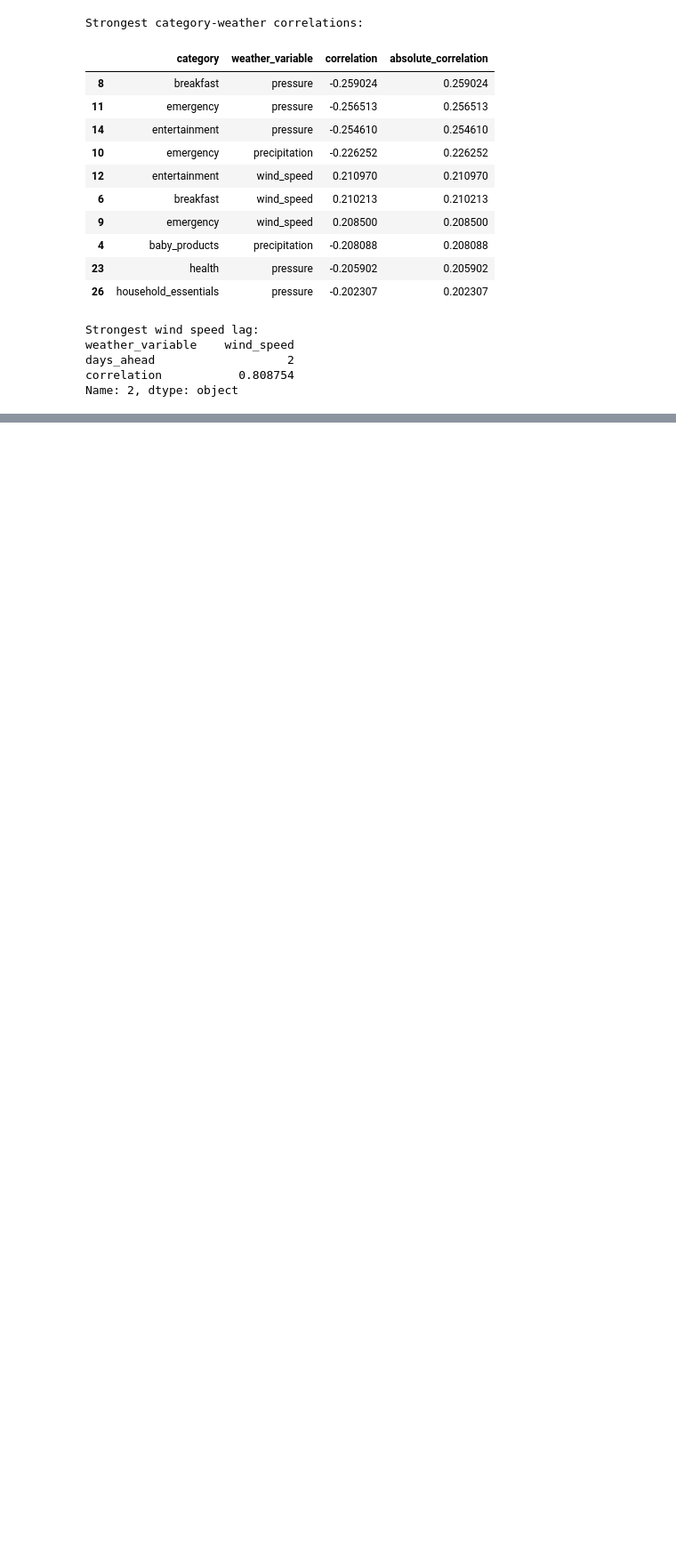
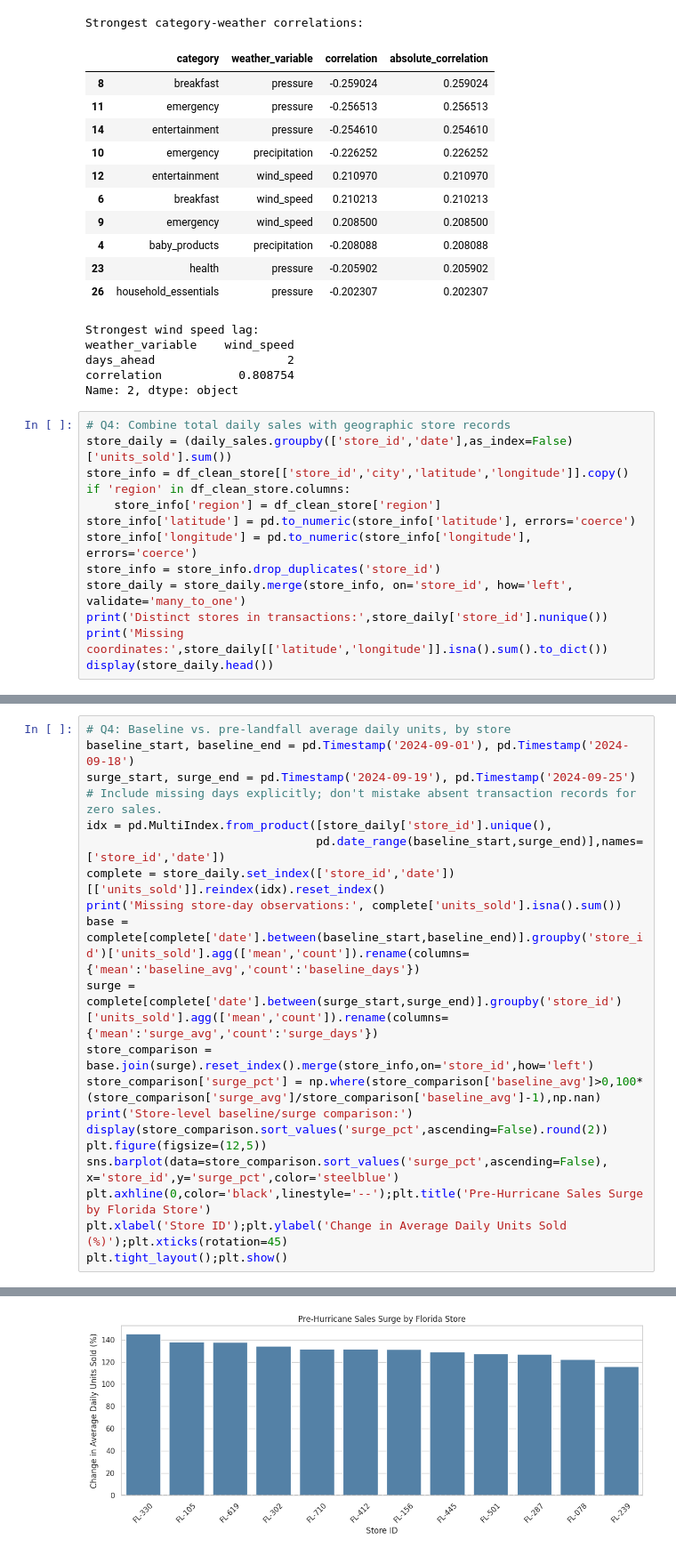
Before and after one commit to AdelineKwakye/walmart-huricane-project, a Jupyter notebook: notebooks/scratch/Amilyn_Estes_Notebook.ipynb, the cells around one changed output, grey strips where cells are left out. Shown at 89% size. Cells and saved outputs as stored; diff of their text form; blank space fills up the shorter version.

```diff
--- a/notebooks/scratch/Amilyn_Estes_Notebook.ipynb
+++ b/notebooks/scratch/Amilyn_Estes_Notebook.ipynb
@@ -1160,3 +1118,16 @@ weather_variable    wind_speed
 days_ahead                   2
 correlation           0.808754
 Name: 2, dtype: object
+# %%
+# Q4: Combine total daily sales with geographic store records
+store_daily = (daily_sales.groupby(['store_id','date'],as_index=False)['units_sold'].sum())
+store_info = df_clean_store[['store_id','city','latitude','longitude']].copy()
+if 'region' in df_clean_store.columns:
+    store_info['region'] = df_clean_store['region']
+store_info['latitude'] = pd.to_numeric(store_info['latitude'], errors='coerce')
+store_info['longitude'] = pd.to_numeric(store_info['longitude'], errors='coerce')
+store_info = store_info.drop_duplicates('store_id')
+store_daily = store_daily.merge(store_info, on='store_id', how='left', validate='many_to_one')
+print('Distinct stores in transactions:',store_daily['store_id'].nunique())
+print('Missing coordinates:',store_daily[['latitude','longitude']].isna().sum().to_dict())
+display(store_daily.head())
@@ -1162,0 +1145,21 @@ Name: 2, dtype: object
+# %%
+# Q4: Baseline vs. pre-landfall average daily units, by store
+baseline_start, baseline_end = pd.Timestamp('2024-09-01'), pd.Timestamp('2024-09-18')
+surge_start, surge_end = pd.Timestamp('2024-09-19'), pd.Timestamp('2024-09-25')
+# Include missing days explicitly; don't mistake absent transaction records for zero sales.
+idx = pd.MultiIndex.from_product([store_daily['store_id'].unique(),
+                                 pd.date_range(baseline_start,surge_end)],names=['store_id','date'])
+complete = store_daily.set_index(['store_id','date'])[['units_sold']].reindex(idx).reset_index()
+print('Missing store-day observations:', complete['units_sold'].isna().sum())
+base = complete[complete['date'].between(baseline_start,baseline_end)].groupby('store_id')['units_sold'].agg(['mean','count']).rename(columns={'mean':'baseline_avg','count':'baseline_days'})
+surge = complete[complete['date'].between(surge_start,surge_end)].groupby('store_id')['units_sold'].agg(['mean','count']).rename(columns={'mean':'surge_avg','count':'surge_days'})
+store_comparison = base.join(surge).reset_index().merge(store_info,on='store_id',how='left')
+store_comparison['surge_pct'] = np.where(store_comparison['baseline_avg']>0,100*(store_comparison['surge_avg']/store_comparison['baseline_avg']-1),np.nan)
+print('Store-level baseline/surge comparison:')
+display(store_comparison.sort_values('surge_pct',ascending=False).round(2))
+plt.figure(figsize=(12,5))
+sns.barplot(data=store_comparison.sort_values('surge_pct',ascending=False), x='store_id',y='surge_pct',color='steelblue')
+plt.axhline(0,color='black',linestyle='--');plt.title('Pre-Hurricane Sales Surge by Florida Store')
+plt.xlabel('Store ID');plt.ylabel('Change in Average Daily Units Sold (%)');plt.xticks(rotation=45)
+plt.tight_layout();plt.show()
+# %% [output]
@@ -1162,0 +1181 @@ Name: 2, dtype: object
+[figure, added]
```
Also changed, not shown: parts of 15 cells of this notebook.
